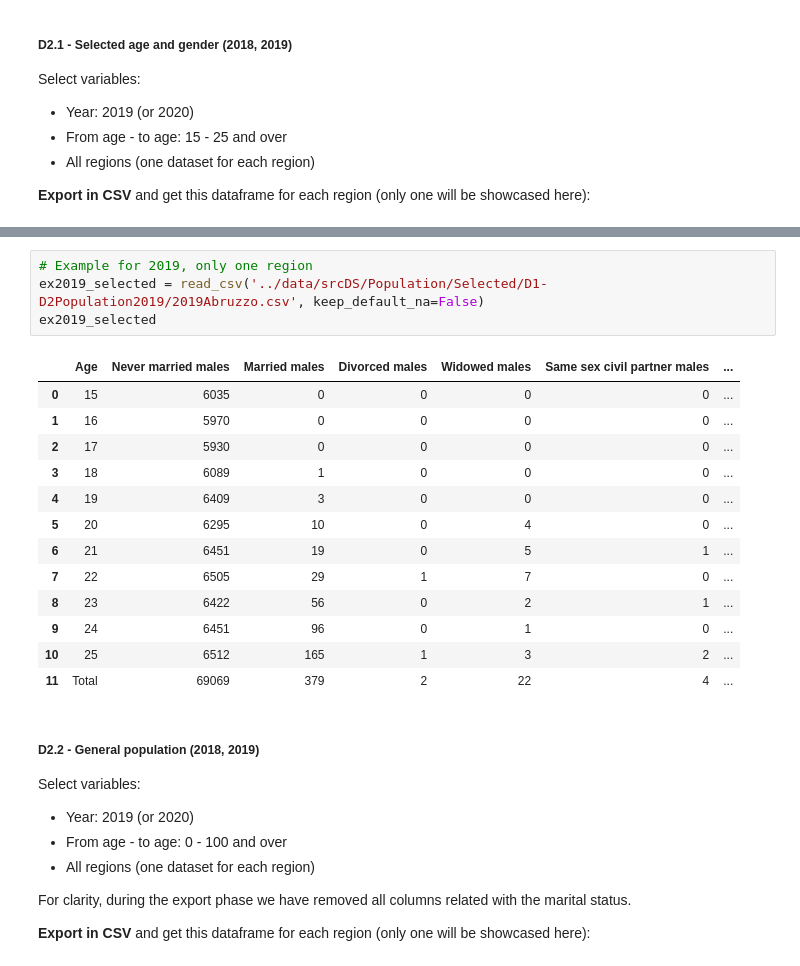
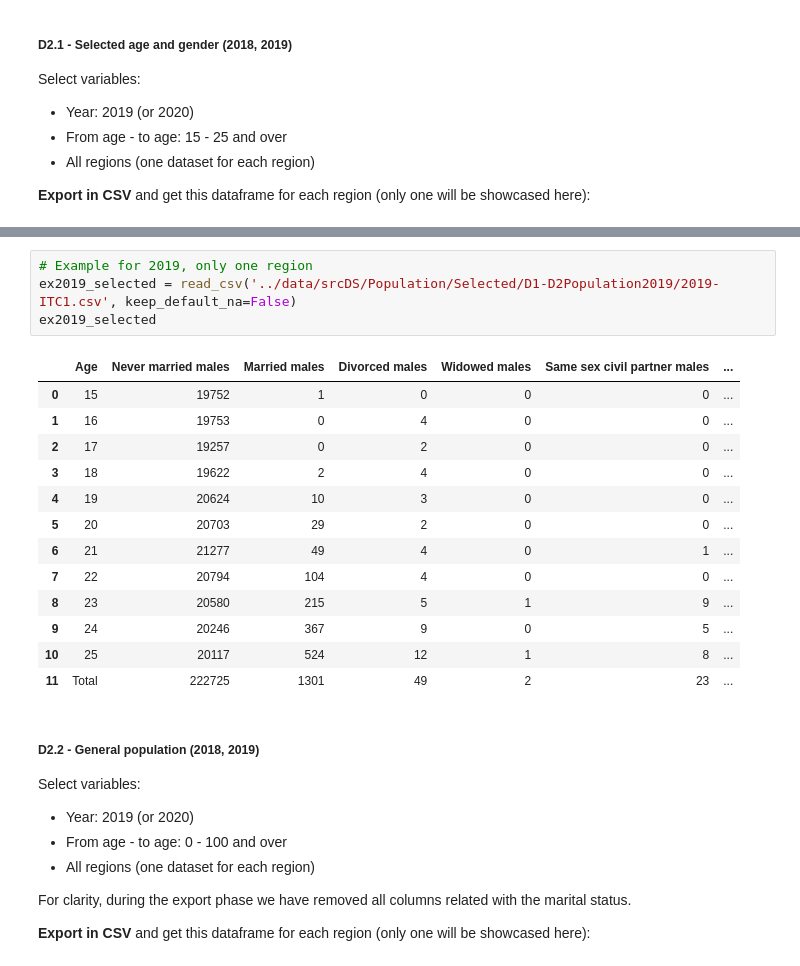
Before and after one commit to OrsolaMBorrini/blessedfruit, a Jupyter notebook: documentation/srcDB_doc.ipynb, the cells around one changed output, grey strips where cells are left out. Drawn from its saved outputs; the diff is of its cells as text.

```diff
--- a/documentation/srcDB_doc.ipynb
+++ b/documentation/srcDB_doc.ipynb
@@ -120,21 +131,21 @@ FileNotFoundError: [Errno 2] No such file or directory: '../data/srcDS/Populatio
 # %%
 # Example for 2019, only one region
-ex2019_selected = read_csv('../data/srcDS/Population/Selected/D1-D2Population2019/2019Abruzzo.csv', keep_default_na=False)
+ex2019_selected = read_csv('../data/srcDS/Population/Selected/D1-D2Population2019/2019-ITC1.csv', keep_default_na=False)
 ex2019_selected
 # %% [output]
 |  | Age | Never married males | Married males | Divorced males | Widowed males | Same sex civil partner males | ... |
-| 0 | 15 | 6035 | 0 | 0 | 0 | 0 | ... |
-| 1 | 16 | 5970 | 0 | 0 | 0 | 0 | ... |
-| 2 | 17 | 5930 | 0 | 0 | 0 | 0 | ... |
-| 3 | 18 | 6089 | 1 | 0 | 0 | 0 | ... |
-| 4 | 19 | 6409 | 3 | 0 | 0 | 0 | ... |
-| 5 | 20 | 6295 | 10 | 0 | 4 | 0 | ... |
-| 6 | 21 | 6451 | 19 | 0 | 5 | 1 | ... |
-| 7 | 22 | 6505 | 29 | 1 | 7 | 0 | ... |
-| 8 | 23 | 6422 | 56 | 0 | 2 | 1 | ... |
-| 9 | 24 | 6451 | 96 | 0 | 1 | 0 | ... |
-| 10 | 25 | 6512 | 165 | 1 | 3 | 2 | ... |
-| 11 | Total | 69069 | 379 | 2 | 22 | 4 | ... |
+| 0 | 15 | 19752 | 1 | 0 | 0 | 0 | ... |
+| 1 | 16 | 19753 | 0 | 4 | 0 | 0 | ... |
+| 2 | 17 | 19257 | 0 | 2 | 0 | 0 | ... |
+| 3 | 18 | 19622 | 2 | 4 | 0 | 0 | ... |
+| 4 | 19 | 20624 | 10 | 3 | 0 | 0 | ... |
+| 5 | 20 | 20703 | 29 | 2 | 0 | 0 | ... |
+| 6 | 21 | 21277 | 49 | 4 | 0 | 1 | ... |
+| 7 | 22 | 20794 | 104 | 4 | 0 | 0 | ... |
+| 8 | 23 | 20580 | 215 | 5 | 1 | 9 | ... |
+| 9 | 24 | 20246 | 367 | 9 | 0 | 5 | ... |
+| 10 | 25 | 20117 | 524 | 12 | 1 | 8 | ... |
+| 11 | Total | 222725 | 1301 | 49 | 2 | 23 | ... |
 # %% [markdown]
 ##### D2.2 - General population (2018, 2019)
 Select variables:
```
Also changed, not shown: parts of 12 cells of this notebook, 1 other file.
